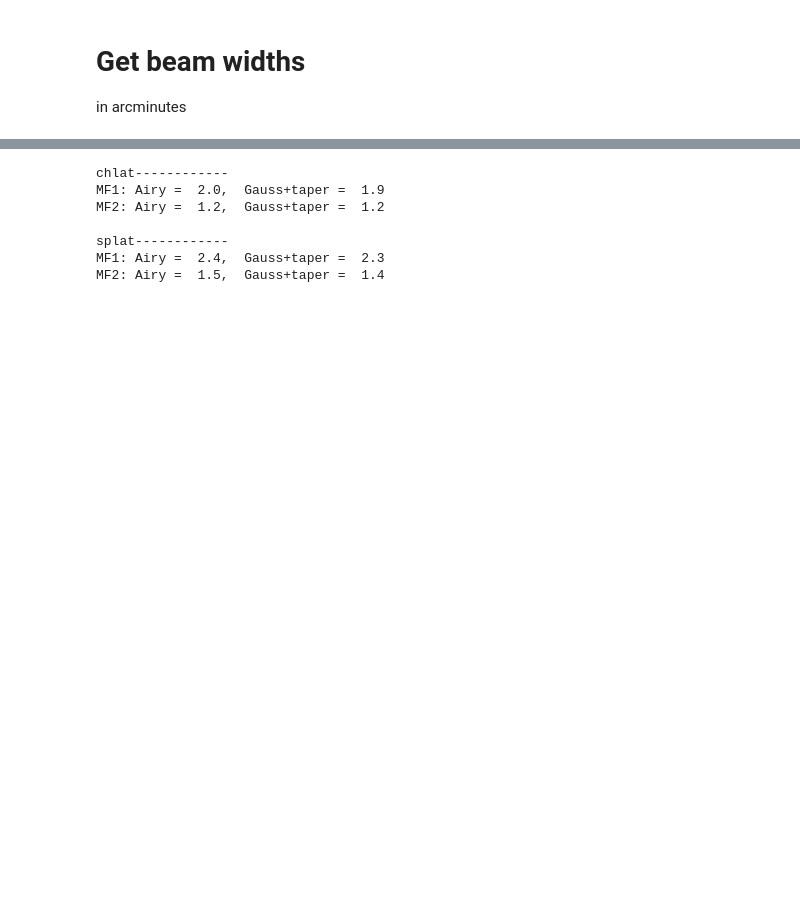
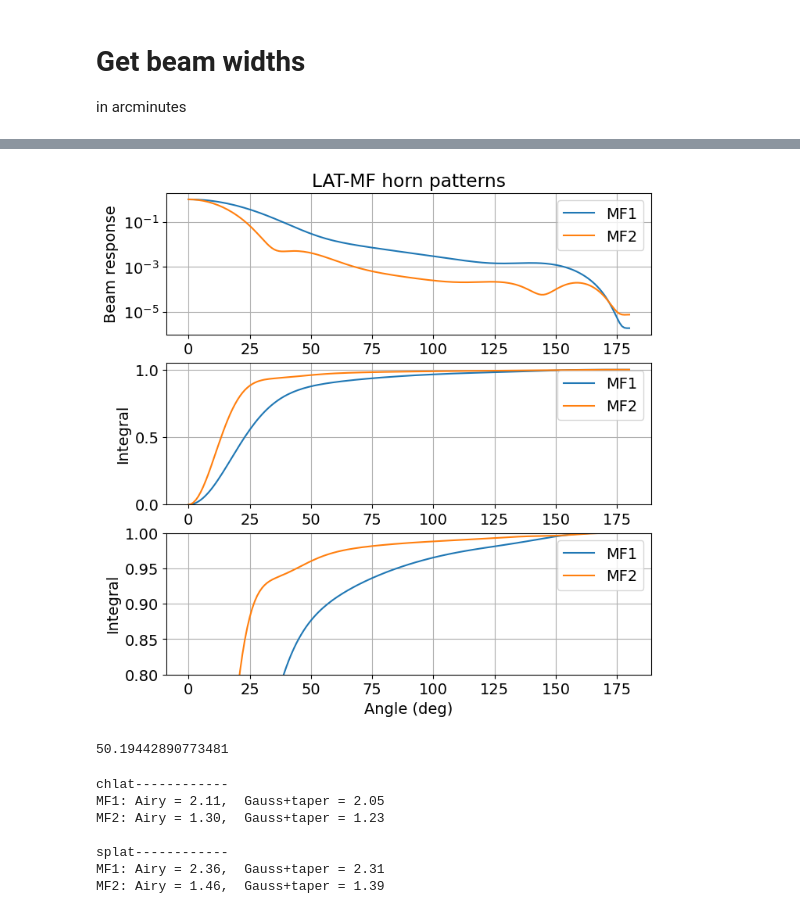
Before and after one commit to JohnRuhl/CMB_expt, a Jupyter notebook: cmbs4/BeamEstimates.ipynb, the cells around one changed output, grey strips where cells are left out. Cells and saved outputs as stored; diff of their text form; code cells hidden in the pictures; blank space fills up the shorter version.

```diff
--- a/cmbs4/BeamEstimates.ipynb
+++ b/cmbs4/BeamEstimates.ipynb
@@ -172,3 +182,54 @@ in arcminutes
+# %%
+MF1_avg_beam = (beamdata[:,0]+beamdata[:,1])/2
+MF2_avg_beam = (beamdata[:,2]+beamdata[:,3])/2
+theta_deg = np.arange(0,181)
+theta_rad = np.radians(theta_deg)
+
+P1 = spi.cumulative_trapezoid(2*np.pi*theta_rad*MF1_avg_beam,theta_rad,initial=0)
+P1 = P1/np.max(P1)
+
+P2 = spi.cumulative_trapezoid(2*np.pi*theta_rad*MF2_avg_beam,theta_rad,initial=0)
+P2 = P2/np.max(P2)
+
+
+plt.clf()
+plt.rcParams['figure.figsize'] = [8, 8]
+
+
+
+plt.subplot(3,1,1)
+plt.semilogy(theta_deg,MF1_avg_beam,label='MF1')
+plt.semilogy(theta_deg,MF2_avg_beam,label='MF2')
+plt.ylabel('Beam response')
+plt.legend()
+plt.title('LAT-MF horn patterns')
+plt.grid()
+
+plt.subplot(3,1,2)
+plt.plot(theta_deg,P1,label='MF1')
+plt.plot(theta_deg,P2,label='MF2')
+plt.ylim(0,1.05)
+plt.ylabel('Integral')
+plt.legend()
+plt.grid()
+
+plt.subplot(3,1,3)
+plt.plot(theta_deg,P1,label='MF1')
+plt.plot(theta_deg,P2,label='MF2')
+plt.ylim(0.8,1)
+plt.ylabel('Integral')
+plt.xlabel('Angle (deg)')
+plt.legend()
+plt.grid()
+
+
+plt.show()
+# %% [output]
+[figure, added]
+# %%
+np.degrees(np.arctan(30/25))
+# %% [output]
+50.19442890773481
 # %%
 for tel in tels:
     print('\n'+tel + '------------')
@@ -178,12 +239,12 @@ for tel in tels:
         fwhm_airy = 1.028*lam/D  # This is the FWHM of the Airy pattern (1.22 is the radius of first null.)
         fwhm_airy = fwhm_airy*(60*180./np.pi)
         fwhm_goldsmith = (1.02 + 0.0135*beam_info[tel][band]['edge_dB'])*(lam/D) * (60*180./np.pi)
-        print(band + ': Airy = {0:4.1f},  Gauss+taper = {1:4.1f}'.format(fwhm_airy,fwhm_goldsmith))
+        print(band + ': Airy = {0:4.2f},  Gauss+taper = {1:4.2f}'.format(fwhm_airy,fwhm_goldsmith))
 # %% [output]
 chlat------------
-MF1: Airy =  2.0,  Gauss+taper =  1.9
-MF2: Airy =  1.2,  Gauss+taper =  1.2
+MF1: Airy = 2.11,  Gauss+taper = 2.05
+MF2: Airy = 1.30,  Gauss+taper = 1.23
 
 splat------------
-MF1: Airy =  2.4,  Gauss+taper =  2.3
-MF2: Airy =  1.5,  Gauss+taper =  1.4
+MF1: Airy = 2.36,  Gauss+taper = 2.31
+MF2: Airy = 1.46,  Gauss+taper = 1.39
```
Also changed, not shown: parts of 13 cells of this notebook.
